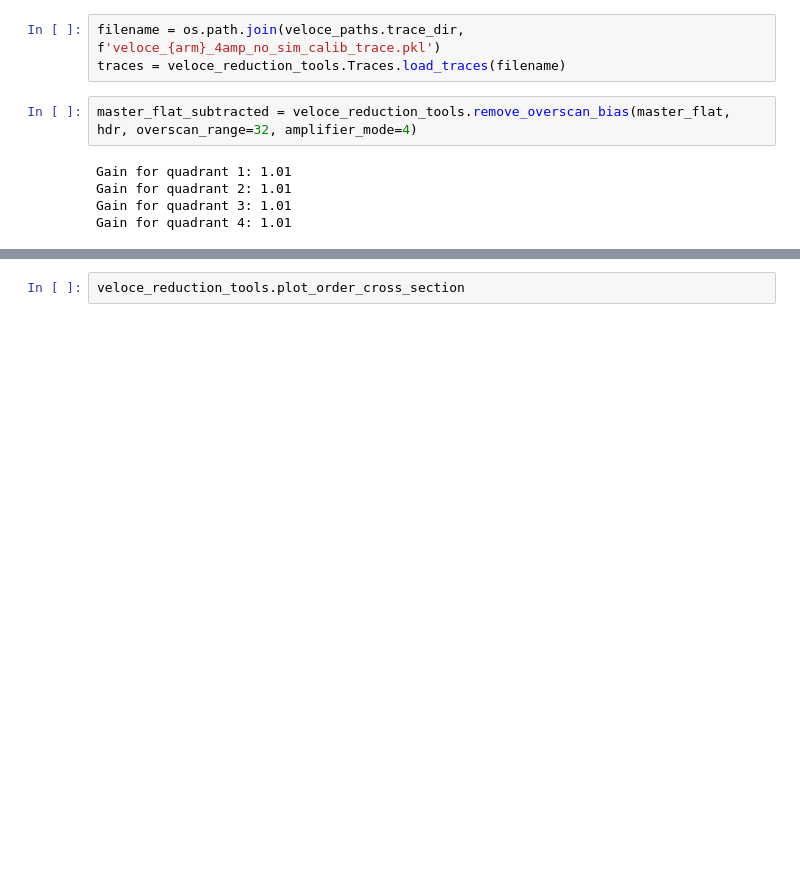
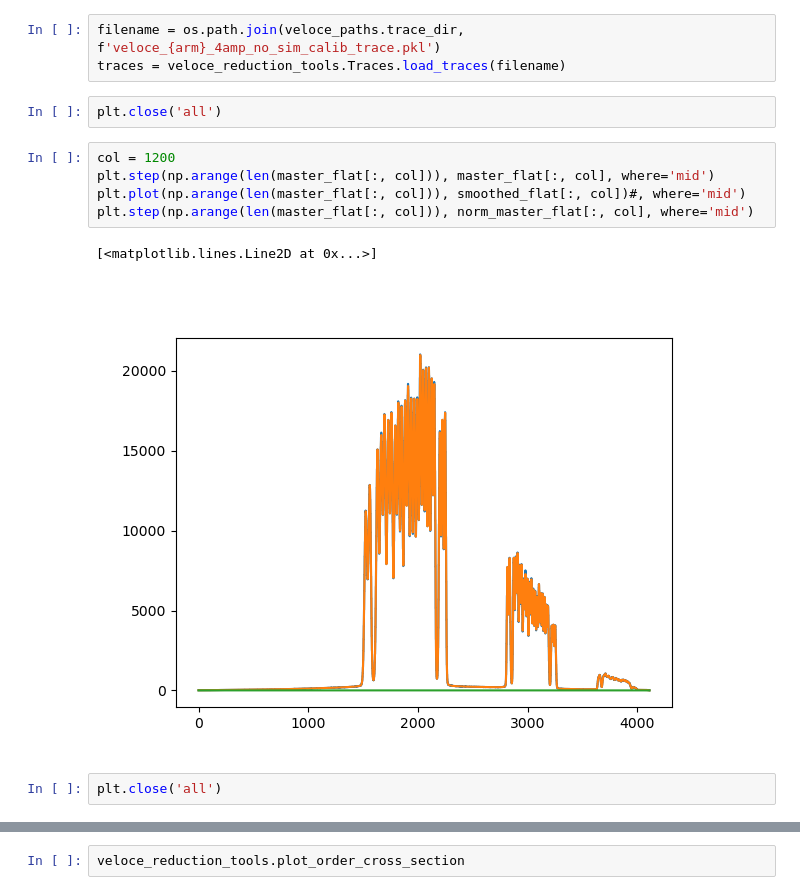
Before and after one commit to joakru-astro/veloce_reduction, a Jupyter notebook: veloce_reduction.ipynb, the cells around one changed output, grey strips where cells are left out. Drawn from its saved outputs; the diff is of its cells as text; blank space fills up the shorter version.

```diff
--- a/veloce_reduction.ipynb
+++ b/veloce_reduction.ipynb
@@ -186,10 +232,15 @@ np.min(norm_master_flat), np.max(norm_master_flat), np.median(norm_master_flat),
 # %%
 filename = os.path.join(veloce_paths.trace_dir, f'veloce_{arm}_4amp_no_sim_calib_trace.pkl')
 traces = veloce_reduction_tools.Traces.load_traces(filename)
-# %%
-master_flat_subtracted = veloce_reduction_tools.remove_overscan_bias(master_flat, hdr, overscan_range=32, amplifier_mode=4)
-# %% [output]
-Gain for quadrant 1: 1.01
-Gain for quadrant 2: 1.01
-Gain for quadrant 3: 1.01
-Gain for quadrant 4: 1.01
+# %%
+plt.close('all')
+# %%
+col = 1200
+plt.step(np.arange(len(master_flat[:, col])), master_flat[:, col], where='mid')
+plt.plot(np.arange(len(master_flat[:, col])), smoothed_flat[:, col])#, where='mid')
+plt.step(np.arange(len(master_flat[:, col])), norm_master_flat[:, col], where='mid')
+# %% [output]
+[<matplotlib.lines.Line2D at 0x...>]
+[figure, added]
+# %%
+plt.close('all')
```
Also changed, not shown: parts of 19 cells of this notebook, 6 other files.
